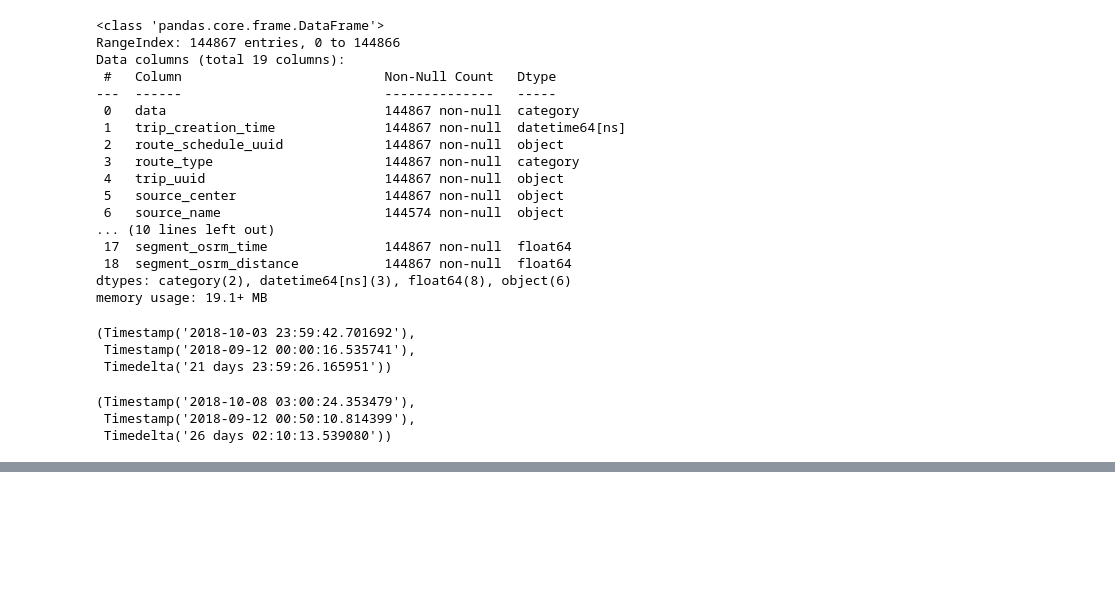
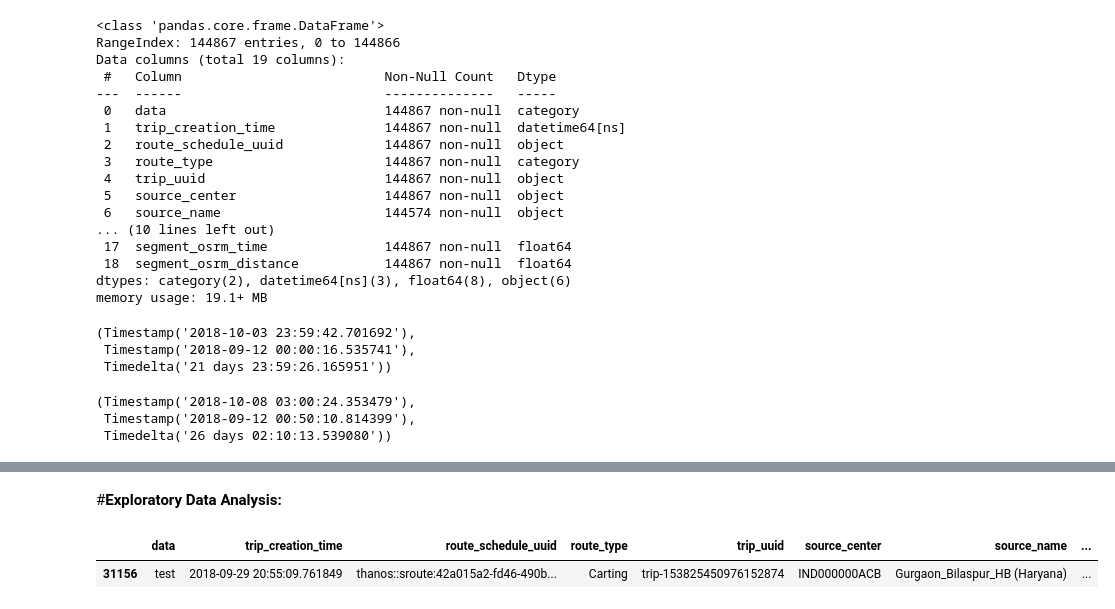
Before and after one commit to sr606/Python-Practice, a Jupyter notebook: Business_Case_Delhivery_Feature_Engineering.ipynb, the cells around one changed output, grey strips where cells are left out. Cells and saved outputs as stored; diff of their text form; code cells hidden in the pictures; blank space fills up the shorter version.

```diff
--- a/Business_Case_Delhivery_Feature_Engineering.ipynb
+++ b/Business_Case_Delhivery_Feature_Engineering.ipynb
@@ -319,0 +412,2 @@ dd['od_end_time'].max(), dd['od_end_time'].min(),dd['od_end_time'].max() - dd['o
+# %% [markdown]
+#**Exploratory Data Analysis:**
@@ -319,0 +416,5 @@ dd['od_end_time'].max(), dd['od_end_time'].min(),dd['od_end_time'].max() - dd['o
+# %%
+df.sample()
+# %% [output]
+|  | data | trip_creation_time | route_schedule_uuid | route_type | trip_uuid | source_center | source_name | ... |
+| 31156 | test | 2018-09-29 20:55:09.761849 | thanos::sroute:42a015a2-fd46-490b... | Carting | trip-153825450976152874 | IND000000ACB | Gurgaon_Bilaspur_HB (Haryana) | ... |
```
Also changed, not shown: parts of 16 cells of this notebook.
